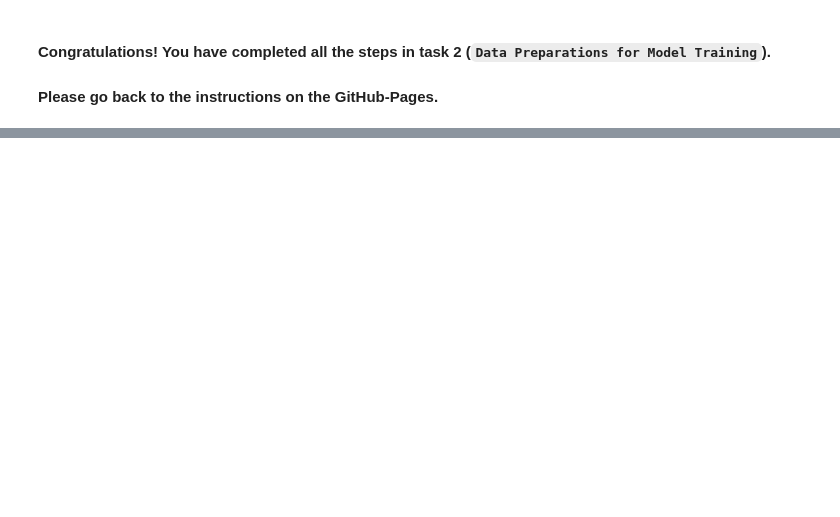
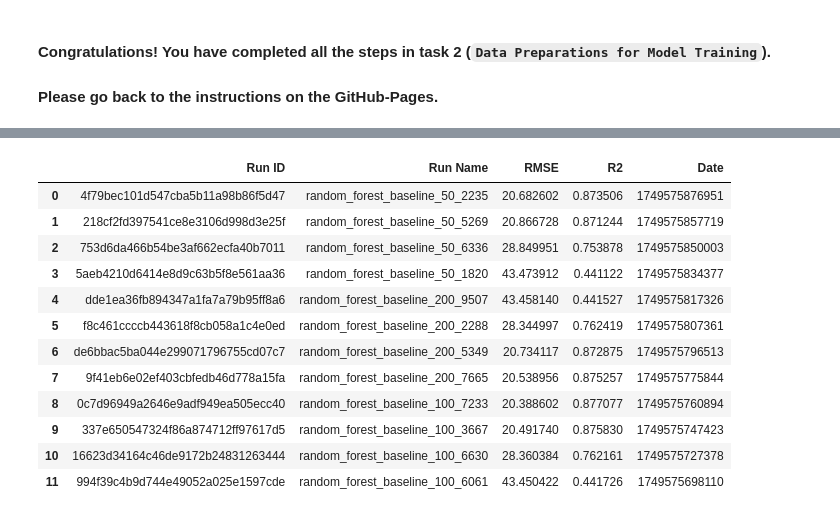
Before and after one commit to MohammadB88/MLOps-Workshop-Exercises, a Jupyter notebook: workshop_materials/bike_demand_forecasting/02_model_training.ipynb, the cells around one changed output, grey strips where cells are left out. Drawn from its saved outputs; the diff is of its cells as text; code cells hidden in the pictures; blank space fills up the shorter version.

Commit message:
bike-sharing - set the dokumentation and notebooks to the working version presented at the last training

```diff
--- a/workshop_materials/bike_demand_forecasting/02_data_preparation.ipynb
+++ b/workshop_materials/bike_demand_forecasting/02_model_training.ipynb
@@ -100,0 +221,24 @@ X_train, X_test, y_train, y_test = ADD TRAIN_TEST_SPLIT FUNCTION HERE  # Replace
+# %%
+MLFLOW_TRACKING_URI = 'MLFLOW_REMOTE_TRACKING_SERVER'
+mlflow.set_tracking_uri(f"{MLFLOW_TRACKING_URI}")
+mlflow.set_experiment("bike_sharing_model")
+
+random_num = random.randint(1000, 9999)  # generates a 4-digit random number
+run_name = f"random_forest_baseline_{n_estimators}_{random_num}"
+
+print(f"MLflow run name based on the number of estimators: {run_name}")
+
+# directory_path = "../model"
+# os.makedirs(directory_path, exist_ok=True)
+
+with mlflow.start_run(run_name=run_name):
+    mlflow.log_param("model_type", "RandomForest")
+    mlflow.log_param("n_estimators", n_estimators)
+    mlflow.log_param("max_depth", max_depth)
+    mlflow.log_param("random_state", random_state)
+
+    mlflow.log_metric("rmse", rmse)
+    mlflow.log_metric("r2", r2)
+
+    mlflow.sklearn.log_model(model_randomforest, "model")
+    print("Model and metrics logged to MLflow.")
@@ -100,0 +257,34 @@ X_train, X_test, y_train, y_test = ADD TRAIN_TEST_SPLIT FUNCTION HERE  # Replace
+# %%
+# Get the experiment by name
+experiment = mlflow.get_experiment_by_name("bike_sharing_model")
+
+# Load all runs from the experiment
+client = mlflow.tracking.MlflowClient()
+runs = client.search_runs(experiment_ids=[experiment.experiment_id])
+
+# Display runs in a DataFrame
+import pandas as pd
+
+df_runs = pd.DataFrame([{
+    "Run ID": run.info.run_id,
+    "Run Name": run.data.tags.get("mlflow.runName"),
+    "RMSE": run.data.metrics.get("rmse"),
+    "R2": run.data.metrics.get("r2"),
+    "Date": run.info.start_time
+} for run in runs])
+
+df_runs.sort_values("Date", ascending=False).reset_index(drop=True)
+# %% [output]
+|  | Run ID | Run Name | RMSE | R2 | Date |
+| 0 | 4f79bec101d547cba5b11a98b86f5d47 | random_forest_baseline_50_2235 | 20.682602 | 0.873506 | 1749575876951 |
+| 1 | 218cf2fd397541ce8e3106d998d3e25f | random_forest_baseline_50_5269 | 20.866728 | 0.871244 | 1749575857719 |
+| 2 | 753d6da466b54be3af662ecfa40b7011 | random_forest_baseline_50_6336 | 28.849951 | 0.753878 | 1749575850003 |
+| 3 | 5aeb4210d6414e8d9c63b5f8e561aa36 | random_forest_baseline_50_1820 | 43.473912 | 0.441122 | 1749575834377 |
+| 4 | dde1ea36fb894347a1fa7a79b95ff8a6 | random_forest_baseline_200_9507 | 43.458140 | 0.441527 | 1749575817326 |
+| 5 | f8c461ccccb443618f8cb058a1c4e0ed | random_forest_baseline_200_2288 | 28.344997 | 0.762419 | 1749575807361 |
+| 6 | de6bbac5ba044e299071796755cd07c7 | random_forest_baseline_200_5349 | 20.734117 | 0.872875 | 1749575796513 |
+| 7 | 9f41eb6e02ef403cbfedb46d778a15fa | random_forest_baseline_200_7665 | 20.538956 | 0.875257 | 1749575775844 |
+| 8 | 0c7d96949a2646e9adf949ea505ecc40 | random_forest_baseline_100_7233 | 20.388602 | 0.877077 | 1749575760894 |
+| 9 | 337e650547324f86a874712ff97617d5 | random_forest_baseline_100_3667 | 20.491740 | 0.875830 | 1749575747423 |
+| 10 | 16623d34164c46de9172b24831263444 | random_forest_baseline_100_6630 | 28.360384 | 0.762161 | 1749575727378 |
+| 11 | 994f39c4b9d744e49052a025e1597cde | random_forest_baseline_100_6061 | 43.450422 | 0.441726 | 1749575698110 |
```
Also changed, not shown: parts of 21 cells of this notebook, 19 other files.
